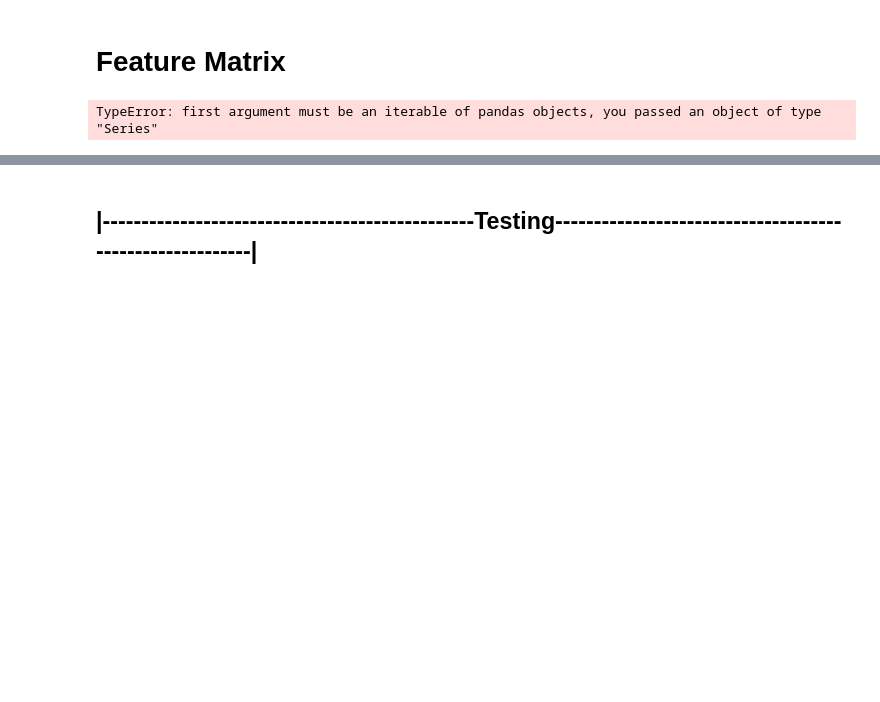
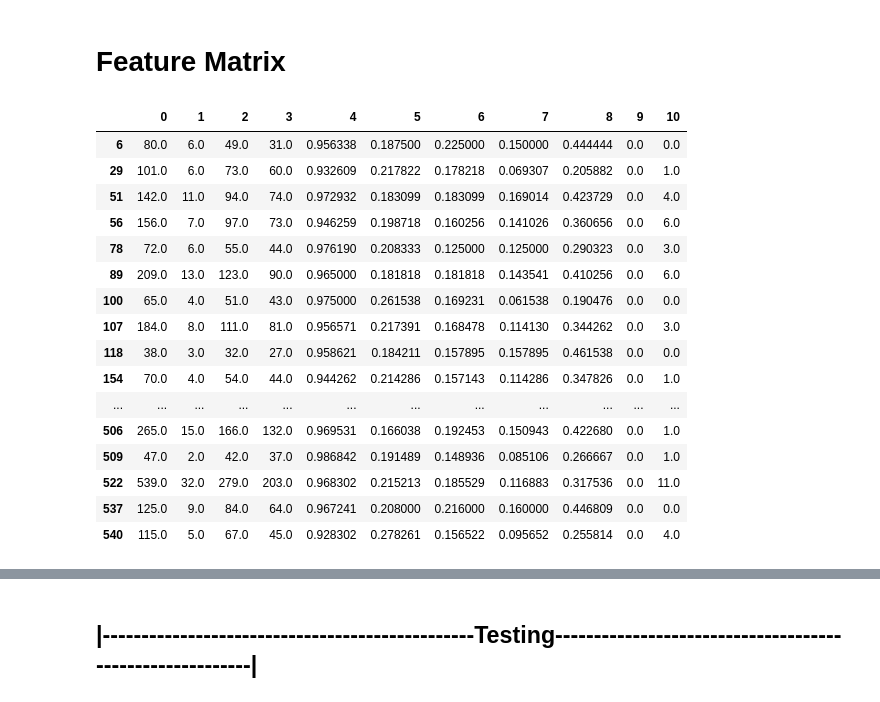
Before and after one commit to trallen91/Trace, a Jupyter notebook: CogScores.ipynb, the cells around one changed output, grey strips where cells are left out. Saved outputs shown, nothing was run; the diff lists cells and outputs as text; code cells hidden in the pictures; blank space fills up the shorter version.

```diff
--- a/CogScores.ipynb
+++ b/CogScores.ipynb
@@ -567,5 +777,3 @@ tech_x_proxy_length
 337    107
 519    107
 dtype: int64
-# %%
-mem_n = mem_n.append(tech_x_proxy_length)
@@ -612,2 +797,0 @@ tech_x_proxy_sentence = pd.Series([mean_mem_sentence for t in tech_x_ix],index=t
-# %%
-mem_sentence = mem_sentence.append(tech_x_proxy_sentence)
@@ -740,28 +928,3 @@ mem_misspell = pd.Series([catch(lambda:misspelt(mr)) for mr in datasheet.iloc[me
 tech_misspell = pd.Series([catch(lambda:misspelt(tr)) for tr in datasheet.iloc[tech_ix,3]],index=tech_ix)
 # %% [markdown]
 # Feature Matrix
-# %%
-pd.concat(mem_n.loc[train_ix_mem],
-          tech_n.loc[train_ix],
-         mem_sentence.loc[train_ix_mem],
-         tech_sentence.loc[train_ix],
-         mem_v.loc[train_ix_mem],
-         tech_v.loc[train_ix],
-         mem_v1.loc[train_ix_mem],
-         tech_v1.loc[train_ix],
-         mem_mattr.loc[train_ix_mem],
-         tech_mattr.loc[train_ix],
-         mem_rate_nn.loc[train_ix_mem],
-         tech_rate_nn.loc[train_ix],
-         mem_rate_vb.loc[train_ix_mem],
-         tech_rate_vb.loc[train_ix],
-         mem_rate_pn.loc[train_ix_mem],
-         tech_rate_pn.loc[train_ix],
-         mem_rate_proper.loc[train_ix_mem],
-         tech_rate_proper.loc[train_ix],
-         mem_cc_init.loc[train_ix_mem],
-         tech_cc_init.loc[train_ix],
-         mem_misspell.loc[train_ix_mem],
-         tech_misspell.loc[train_ix])
-# %% [output]
-TypeError: first argument must be an iterable of pandas objects, you passed an object of type "Series"
@@ -769,0 +931,24 @@ pd.DataFrame()
+# %%
+mem_feature_list = [mem_n,mem_sentence,mem_v,mem_v1,mem_mattr,mem_rate_nn,mem_rate_vb,mem_rate_pn,mem_rate_proper,mem_cc_init,mem_misspell]
+# %%
+mem_feature_df = pd.DataFrame(mem_feature_list).transpose()
+# %%
+mem_feature_df
+# %% [output]
+|  | 0 | 1 | 2 | 3 | 4 | 5 | 6 | 7 | 8 | 9 | 10 |
+| 6 | 80.0 | 6.0 | 49.0 | 31.0 | 0.956338 | 0.187500 | 0.225000 | 0.150000 | 0.444444 | 0.0 | 0.0 |
+| 29 | 101.0 | 6.0 | 73.0 | 60.0 | 0.932609 | 0.217822 | 0.178218 | 0.069307 | 0.205882 | 0.0 | 1.0 |
+| 51 | 142.0 | 11.0 | 94.0 | 74.0 | 0.972932 | 0.183099 | 0.183099 | 0.169014 | 0.423729 | 0.0 | 4.0 |
+| 56 | 156.0 | 7.0 | 97.0 | 73.0 | 0.946259 | 0.198718 | 0.160256 | 0.141026 | 0.360656 | 0.0 | 6.0 |
+| 78 | 72.0 | 6.0 | 55.0 | 44.0 | 0.976190 | 0.208333 | 0.125000 | 0.125000 | 0.290323 | 0.0 | 3.0 |
+| 89 | 209.0 | 13.0 | 123.0 | 90.0 | 0.965000 | 0.181818 | 0.181818 | 0.143541 | 0.410256 | 0.0 | 6.0 |
+| 100 | 65.0 | 4.0 | 51.0 | 43.0 | 0.975000 | 0.261538 | 0.169231 | 0.061538 | 0.190476 | 0.0 | 0.0 |
+| 107 | 184.0 | 8.0 | 111.0 | 81.0 | 0.956571 | 0.217391 | 0.168478 | 0.114130 | 0.344262 | 0.0 | 3.0 |
+| 118 | 38.0 | 3.0 | 32.0 | 27.0 | 0.958621 | 0.184211 | 0.157895 | 0.157895 | 0.461538 | 0.0 | 0.0 |
+| 154 | 70.0 | 4.0 | 54.0 | 44.0 | 0.944262 | 0.214286 | 0.157143 | 0.114286 | 0.347826 | 0.0 | 1.0 |
+| ... | ... | ... | ... | ... | ... | ... | ... | ... | ... | ... | ... |
+| 506 | 265.0 | 15.0 | 166.0 | 132.0 | 0.969531 | 0.166038 | 0.192453 | 0.150943 | 0.422680 | 0.0 | 1.0 |
+| 509 | 47.0 | 2.0 | 42.0 | 37.0 | 0.986842 | 0.191489 | 0.148936 | 0.085106 | 0.266667 | 0.0 | 1.0 |
+| 522 | 539.0 | 32.0 | 279.0 | 203.0 | 0.968302 | 0.215213 | 0.185529 | 0.116883 | 0.317536 | 0.0 | 11.0 |
+| 537 | 125.0 | 9.0 | 84.0 | 64.0 | 0.967241 | 0.208000 | 0.216000 | 0.160000 | 0.446809 | 0.0 | 0.0 |
+| 540 | 115.0 | 5.0 | 67.0 | 45.0 | 0.928302 | 0.278261 | 0.156522 | 0.095652 | 0.255814 | 0.0 | 4.0 |
```
Also changed, not shown: parts of 70 cells of this notebook.
